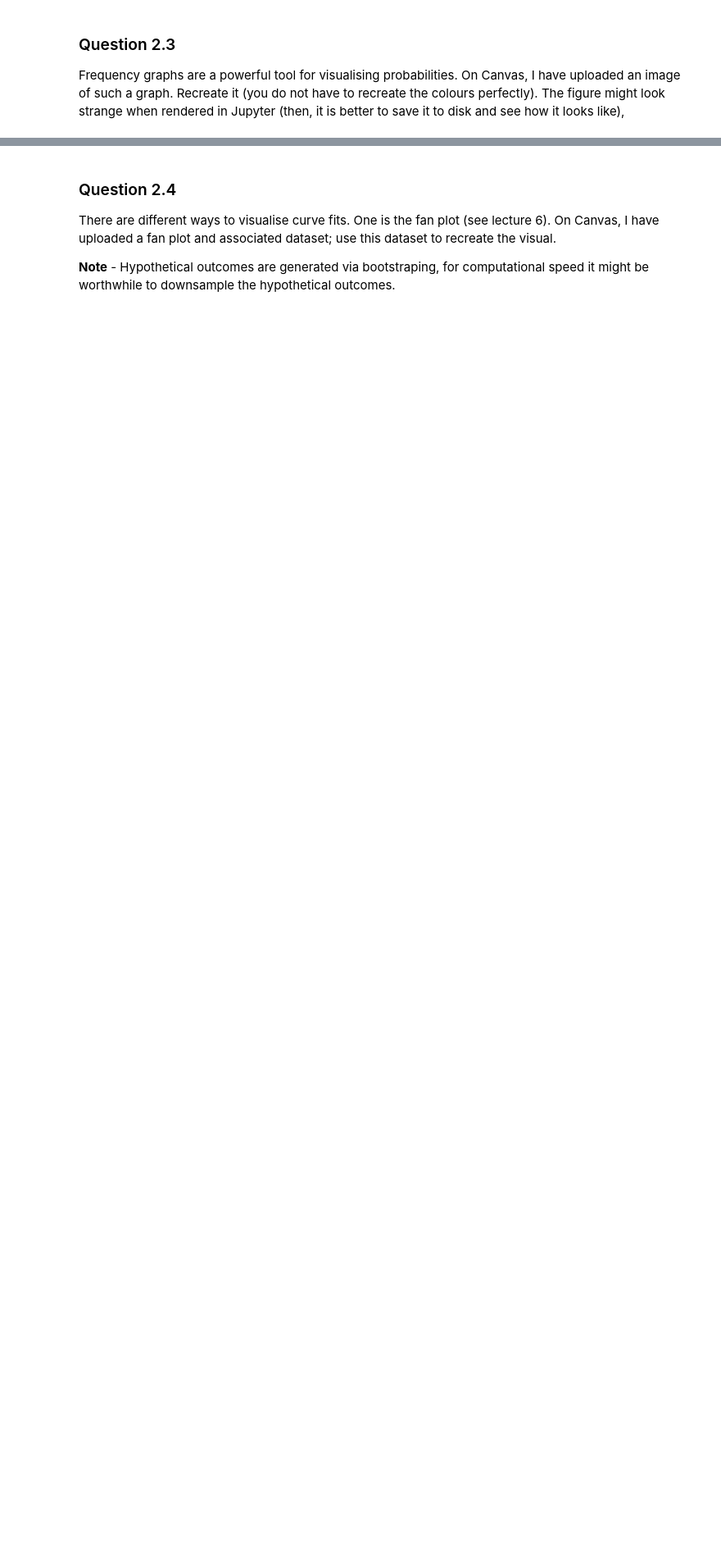
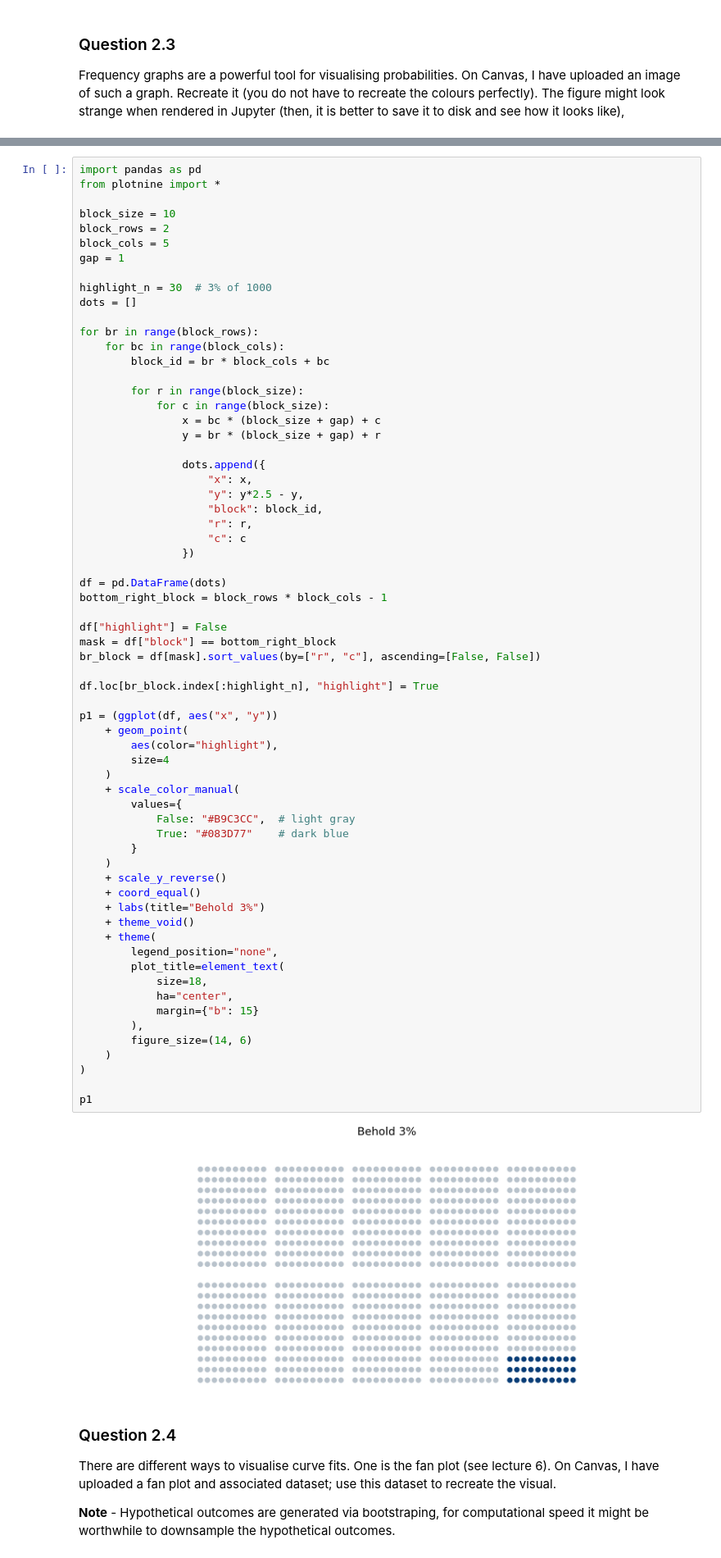
Before and after one commit to ErikDagobert/Scientific-Visualization, a Jupyter notebook: HW4/Homework4_2025.ipynb, the cells around one changed output, grey strips where cells are left out. Shown at 82% size. Drawn from its saved outputs; the diff is of its cells as text; blank space fills up the shorter version.

```diff
--- a/HW4/Homework4_2025.ipynb
+++ b/HW4/Homework4_2025.ipynb
@@ -283,3 +280,70 @@ Frequency graphs are a powerful tool for visualising probabilities. On Canvas, I
+# %%
+import pandas as pd
+from plotnine import *
+
+block_size = 10
+block_rows = 2
+block_cols = 5
+gap = 1
+
+highlight_n = 30  # 3% of 1000
+dots = []
+
+for br in range(block_rows):
+    for bc in range(block_cols):
+        block_id = br * block_cols + bc
+
+        for r in range(block_size):
+            for c in range(block_size):
+                x = bc * (block_size + gap) + c
+                y = br * (block_size + gap) + r
+
+                dots.append({
+                    "x": x,
+                    "y": y*2.5 - y,
+                    "block": block_id,
+                    "r": r,
+                    "c": c
+                })
+
+df = pd.DataFrame(dots)
+bottom_right_block = block_rows * block_cols - 1
+
+df["highlight"] = False
+mask = df["block"] == bottom_right_block
+br_block = df[mask].sort_values(by=["r", "c"], ascending=[False, False])
+
+df.loc[br_block.index[:highlight_n], "highlight"] = True
+
+p1 = (ggplot(df, aes("x", "y"))
+    + geom_point(
+        aes(color="highlight"),
+        size=4
+    )
+    + scale_color_manual(
+        values={
+            False: "#B9C3CC",  # light gray
+            True: "#083D77"    # dark blue
+        }
+    )
+    + scale_y_reverse()
+    + coord_equal()
+    + labs(title="Behold 3%")
+    + theme_void()
+    + theme(
+        legend_position="none",
+        plot_title=element_text(
+            size=18,
+            ha="center",
+            margin={"b": 15}
+        ),
+        figure_size=(14, 6)
+    )
+)
+
+p1
+# %% [output]
+[figure, added]
 # %% [markdown]
 ### Question 2.4
 
```
Also changed, not shown: parts of 6 cells of this notebook, 2 other files.
